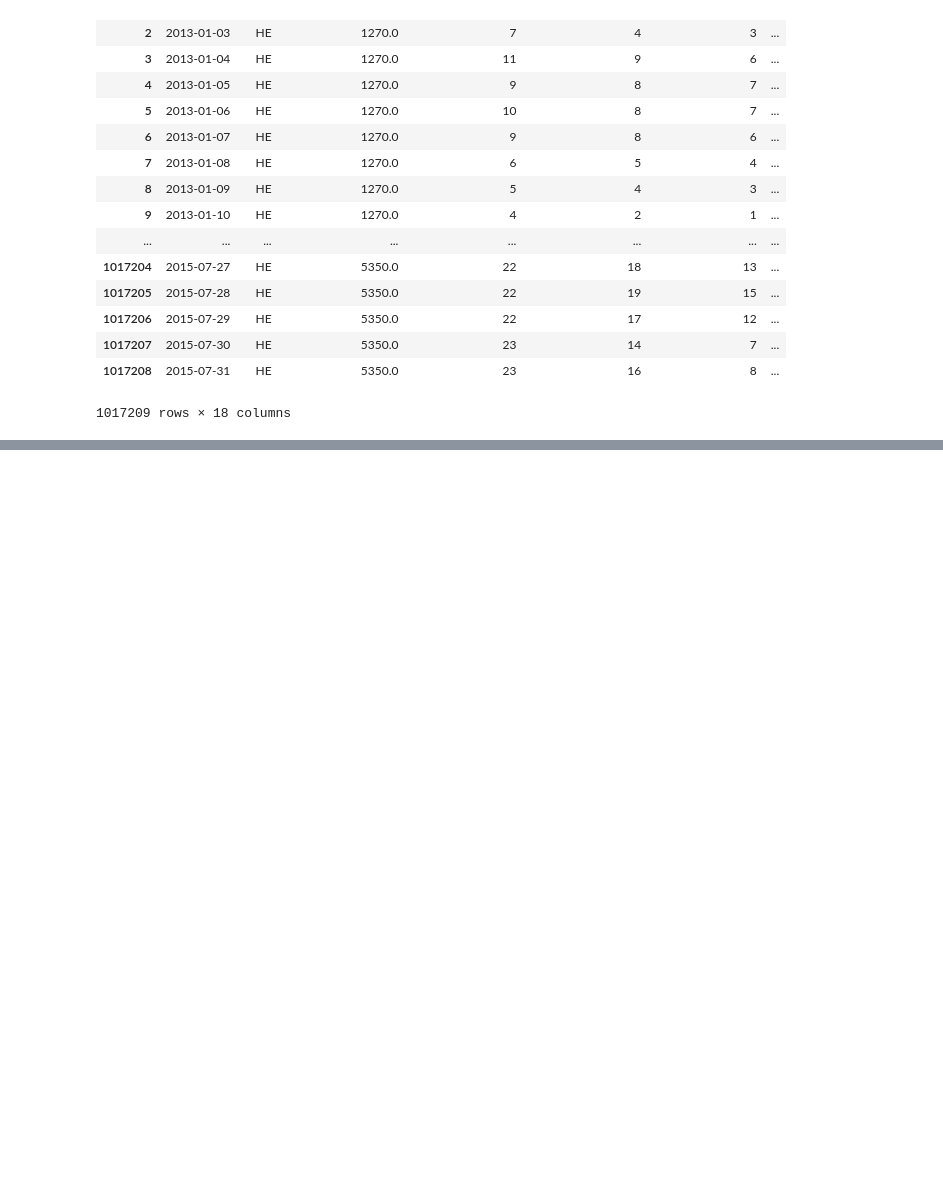
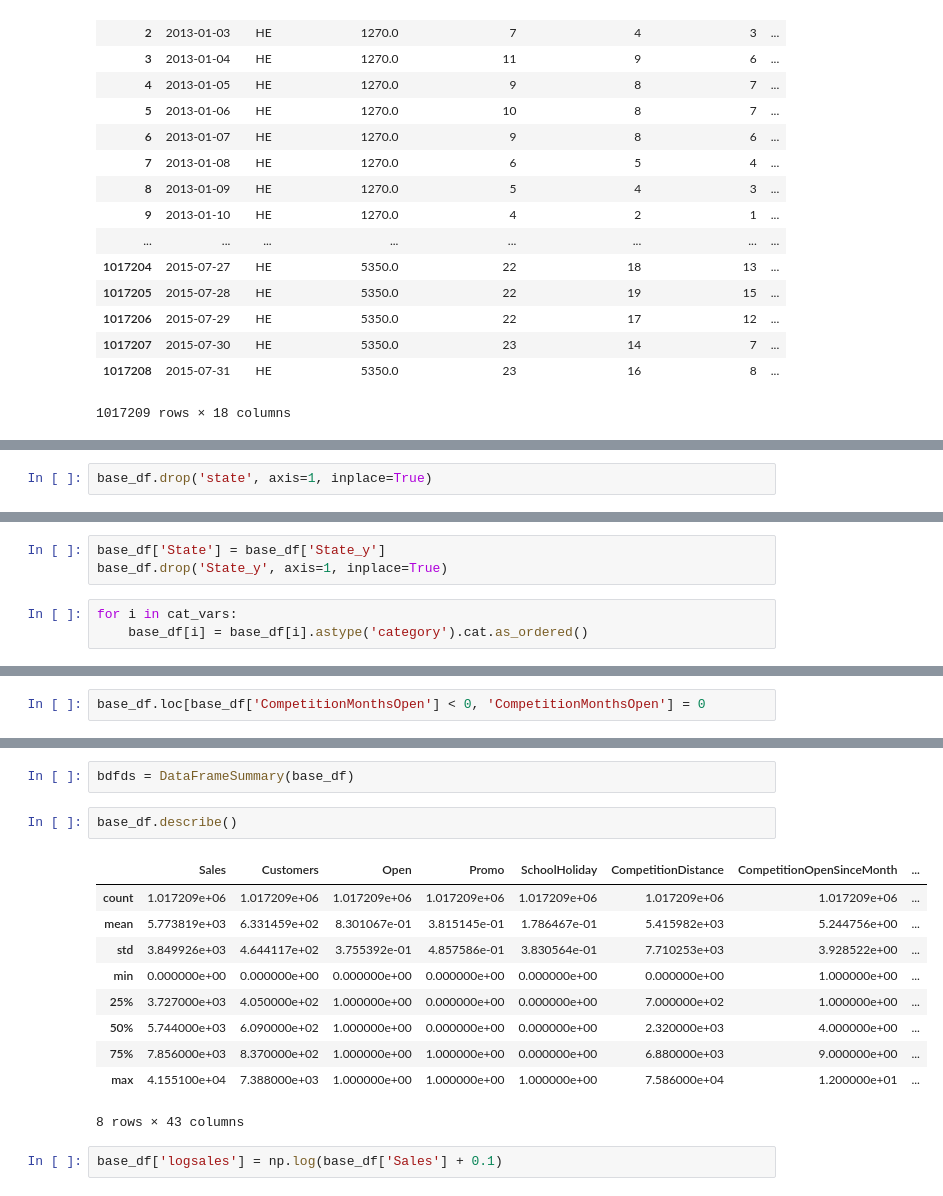
Before and after one commit to rforgione/myfastai, a Jupyter notebook: rossmann-recreate.ipynb, the cells around one changed output, grey strips where cells are left out. Cells and saved outputs as stored; diff of their text form; blank space fills up the shorter version.

```diff
--- a/rossmann-recreate.ipynb
+++ b/rossmann-recreate.ipynb
@@ -897,0 +1003,2 @@ base_df.loc[:, ['Date', 'State'] + contin_vars]
+# %%
+base_df.drop('state', axis=1, inplace=True)
@@ -897,0 +1028,6 @@ base_df.loc[:, ['Date', 'State'] + contin_vars]
+# %%
+base_df['State'] = base_df['State_y']
+base_df.drop('State_y', axis=1, inplace=True)
+# %%
+for i in cat_vars:
+    base_df[i] = base_df[i].astype('category').cat.as_ordered()
@@ -897,0 +1054,2 @@ base_df.loc[:, ['Date', 'State'] + contin_vars]
+# %%
+base_df.loc[base_df['CompetitionMonthsOpen'] < 0, 'CompetitionMonthsOpen'] = 0
@@ -897,0 +1126,17 @@ base_df.loc[:, ['Date', 'State'] + contin_vars]
+# %%
+bdfds = DataFrameSummary(base_df)
+# %%
+base_df.describe()
+# %% [output]
+|  | Sales | Customers | Open | Promo | SchoolHoliday | CompetitionDistance | CompetitionOpenSinceMonth | ... |
+| count | 1.017209e+06 | 1.017209e+06 | 1.017209e+06 | 1.017209e+06 | 1.017209e+06 | 1.017209e+06 | 1.017209e+06 | ... |
+| mean | 5.773819e+03 | 6.331459e+02 | 8.301067e-01 | 3.815145e-01 | 1.786467e-01 | 5.415982e+03 | 5.244756e+00 | ... |
+| std | 3.849926e+03 | 4.644117e+02 | 3.755392e-01 | 4.857586e-01 | 3.830564e-01 | 7.710253e+03 | 3.928522e+00 | ... |
+| min | 0.000000e+00 | 0.000000e+00 | 0.000000e+00 | 0.000000e+00 | 0.000000e+00 | 0.000000e+00 | 1.000000e+00 | ... |
+| 25% | 3.727000e+03 | 4.050000e+02 | 1.000000e+00 | 0.000000e+00 | 0.000000e+00 | 7.000000e+02 | 1.000000e+00 | ... |
+| 50% | 5.744000e+03 | 6.090000e+02 | 1.000000e+00 | 0.000000e+00 | 0.000000e+00 | 2.320000e+03 | 4.000000e+00 | ... |
+| 75% | 7.856000e+03 | 8.370000e+02 | 1.000000e+00 | 1.000000e+00 | 0.000000e+00 | 6.880000e+03 | 9.000000e+00 | ... |
+| max | 4.155100e+04 | 7.388000e+03 | 1.000000e+00 | 1.000000e+00 | 1.000000e+00 | 7.586000e+04 | 1.200000e+01 | ... |
+8 rows × 43 columns
+# %%
+base_df['logsales'] = np.log(base_df['Sales'] + 0.1)
```
Also changed, not shown: parts of 41 cells of this notebook.
